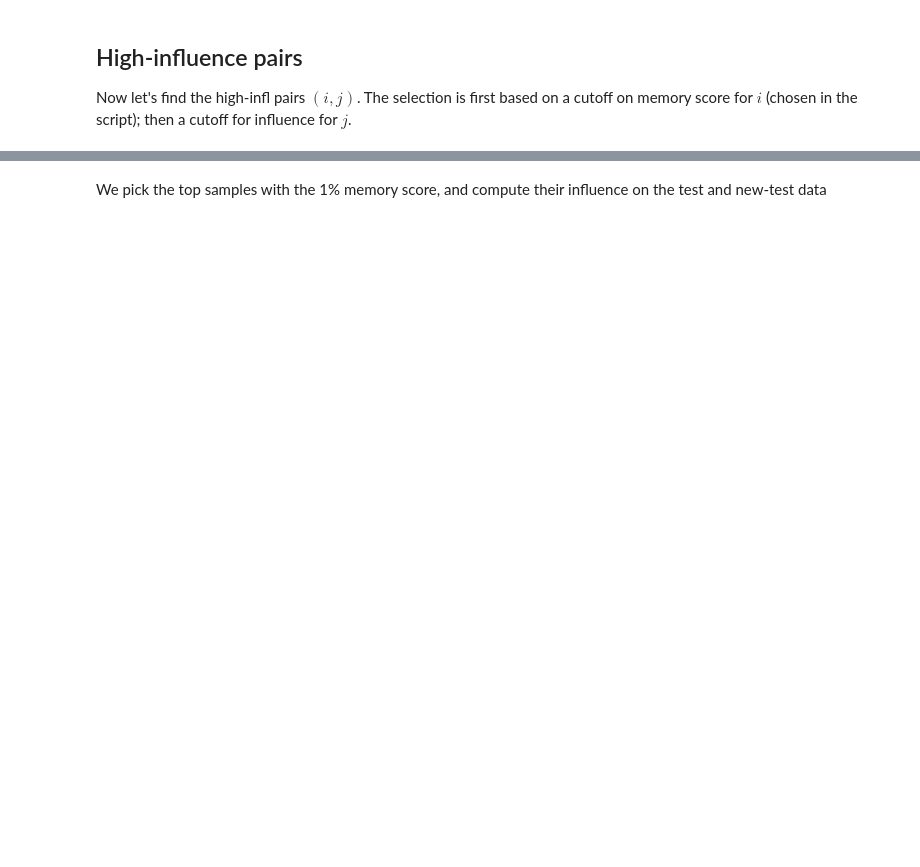
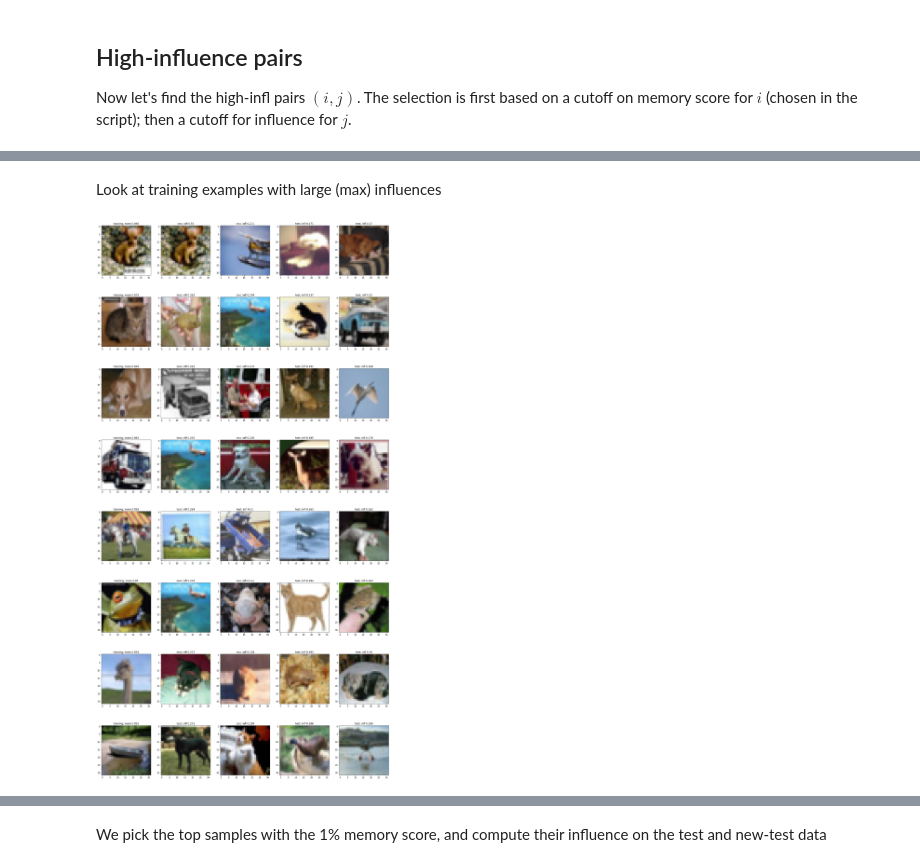
Before and after one commit to zihao12/pytorch-cifar, a Jupyter notebook: analysis/mem_infl.ipynb, the cells around one changed output, grey strips where cells are left out. Saved outputs shown, nothing was run; the diff lists cells and outputs as text; code cells hidden in the pictures; blank space fills up the shorter version.

```diff
--- a/analysis/mem_infl.ipynb
+++ b/analysis/mem_infl.ipynb
@@ -211,0 +254,31 @@ plt.show()
+# %% [markdown]
+Look at training examples with large (max) influences
+# %%
+## TODO DO THEIR FIG 5
+num_test = 4
+num_train = 8
+rows = num_train
+columns = num_test + 1
+width = 25
+height = width * (num_train / num_test)
+
+val = out["infl_score_test"]
+dataset = testset
+ks = np.argsort(- val.max(axis = 1))[:num_train] ## training sample with highest influence
+
+plt.figure(figsize=(width, height))
+
+for r_ix, k in enumerate(ks):
+    k_ = out["idx"][k]
+    mem_ = out["mem_score"][k_].round(3)
+    plt.subplot(rows, columns, r_ix * columns + 1)
+    plt.imshow(all_trainset[k_][0])
+    plt.title(f"training; mem {mem_}")
+
+    js = np.argsort(- val[k, :])[:num_test]
+    for c_ix, j in enumerate(js):
+        plt.subplot(rows, columns, r_ix * columns + c_ix + 2)
+        plt.imshow(dataset[j][0])
+        plt.title(f"test; infl {val[k, j].round(3)}")
+# %% [output]
+[figure, added]
```
Also changed, not shown: parts of 20 cells of this notebook.
